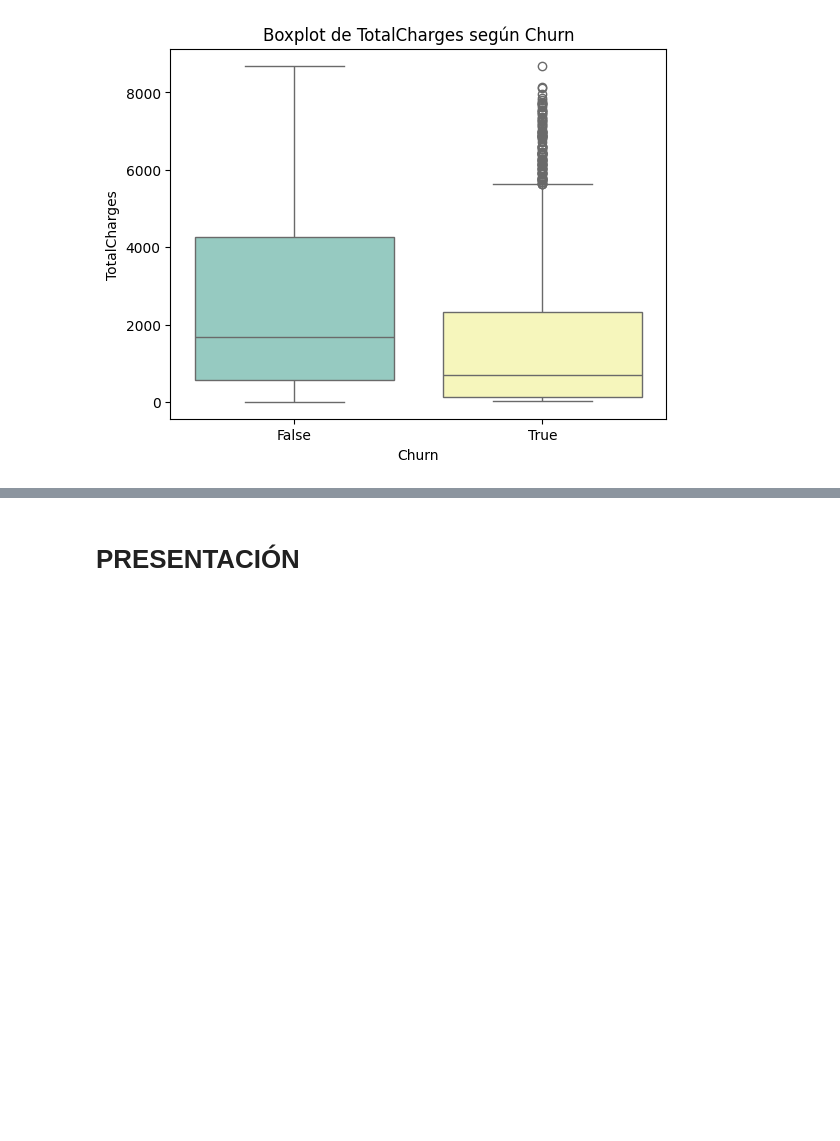
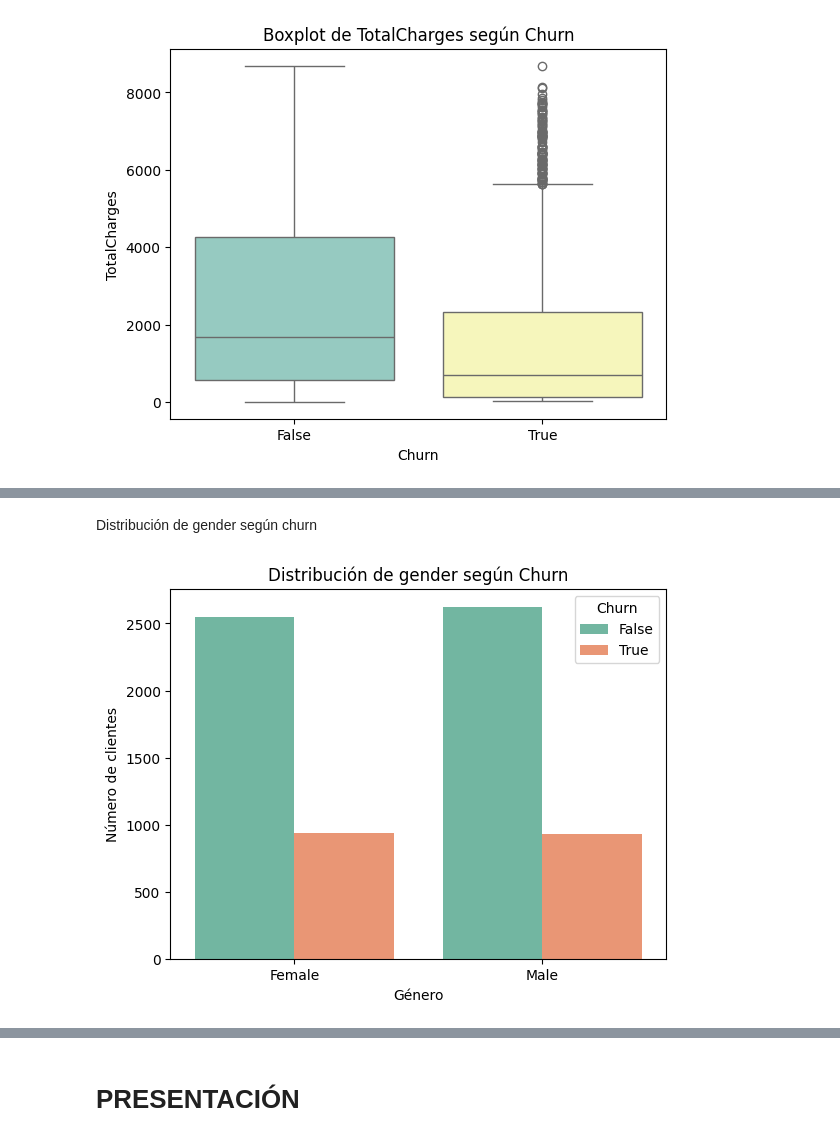
Before and after one commit to mauloredo/Challenge_Telecom_X2, a Jupyter notebook: x2.ipynb, the cells around one changed output, grey strips where cells are left out. Saved outputs shown, nothing was run; the diff lists cells and outputs as text; code cells hidden in the pictures; blank space fills up the shorter version.

```diff
--- a/x2.ipynb
+++ b/x2.ipynb
@@ -491,0 +548,11 @@ Recap Variables Numéricas:
+# %% [markdown]
+Distribución de gender según churn
+# %%
+sns.countplot(data=datos, x='gender', hue='Churn', palette='Set2')
+plt.title("Distribución de gender según Churn")
+plt.xlabel("Género")
+plt.ylabel("Número de clientes")
+plt.savefig("catplot_gender_churn.png")
+plt.show()
+# %% [output]
+[figure, added]
```
Also changed, not shown: parts of 54 cells of this notebook.
